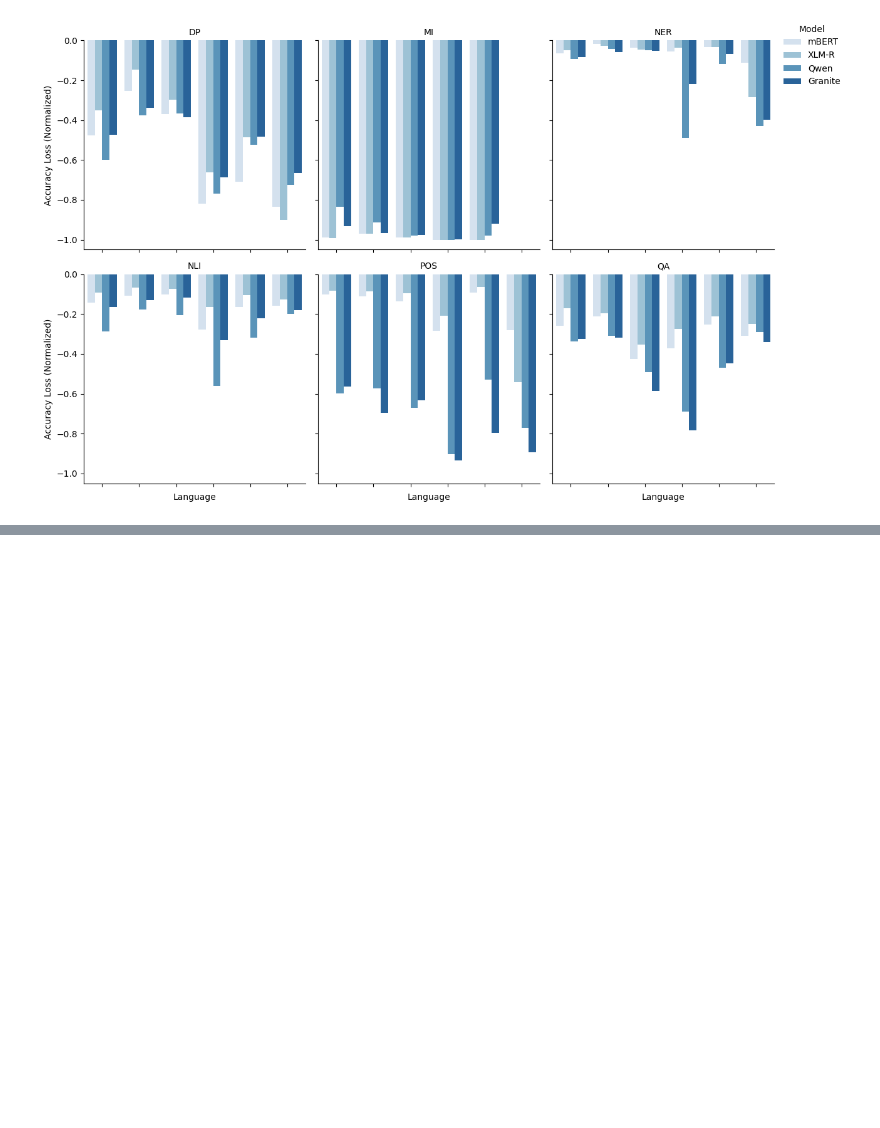
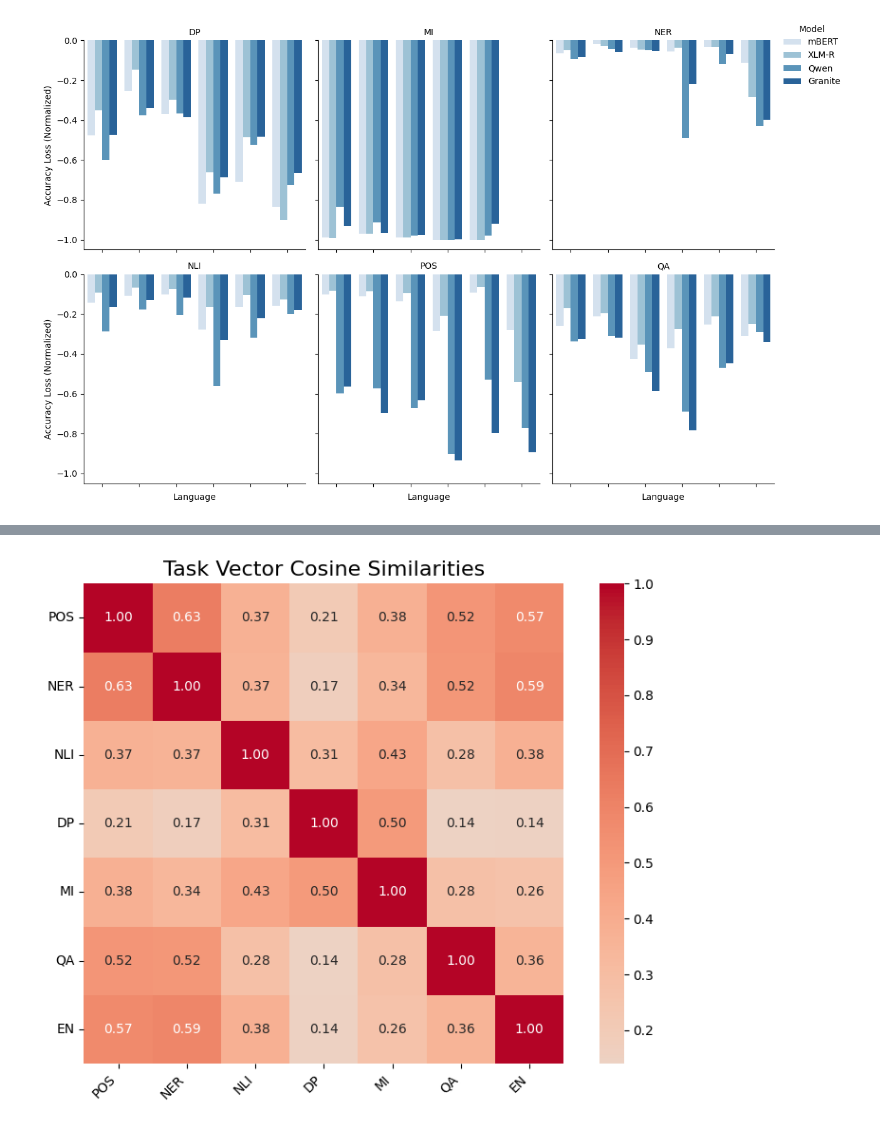
Before and after one commit to erafkin/xling_task_transfer, a Jupyter notebook: notebooks/figure_generation.ipynb, the cells around one changed output, grey strips where cells are left out. Cells and saved outputs as stored; diff of their text form; code cells hidden in the pictures; blank space fills up the shorter version.

```diff
--- a/notebooks/figure_generation.ipynb
+++ b/notebooks/figure_generation.ipynb
@@ -1565,7 +1339,7 @@ component_patterns = {
 # -----------------------------
 # Load task vectors
 # -----------------------------
-tasks = ["POS_en", "NER_en", "NLI_en", "DP_en",  "morph_en", "QA_en"]
+tasks = ["POS_en_PUD", "NER_en", "NLI_en", "DP_en",  "morph_en", "QA_en", "language_en_done"]
 task_vectors = {}
 
 for task in tasks:
@@ -1576,8 +1350,6 @@ for task in tasks:
 
     tv = TaskVector(pretrained_model=base_model, finetuned_model=finetuned_model)
     task_name = task.split("_")[0]
-    if task_name == "moph":
-        task_name = "MI"
     task_vectors[task_name] = tv.vector  # dict: param_name -> delta tensor
 
 # -----------------------------
@@ -1648,7 +1420,7 @@ for pair, values in layer_cosine.items():
         layer_records.append({
             "Layer": layer,
             "Cosine": val,
-            "Task Comparison": f"{pair[0]} vs {pair[1]}"
+            "Task Comparison": f"{pair[0] if pair[0] != 'morph' else 'MI'} vs {pair[1] if pair[1] != 'morph' else 'MI'}"
         })
 
 layer_df = pd.DataFrame(layer_records)
@@ -1678,0 +1443,93 @@ Loading task vector for QA_en...
+# %%
+from sklearn.metrics.pairwise import cosine_similarity
+import numpy as np
+import matplotlib.pyplot as plt
+import seaborn as sns
+import torch
+import numpy as np
+import pandas as pd
+import seaborn as sns
+import matplotlib.pyplot as plt
+from transformers import AutoModelForCausalLM
+from scripts.task_vectors import TaskVector
+qwen_model = "Qwen/Qwen3-0.6B"
+base_model = AutoModelForCausalLM.from_pretrained(qwen_model).to("cpu")
+
+# -----------------------------
+# Component patterns
+# -----------------------------
+component_patterns = {
+    "attn": "self_attn",  # Q/K/V + output projection
+    "mlp": "mlp",         # gate, up, down
+    "layernorm": "layernorm",
+}
+
+# -----------------------------
+# Load task vectors
+# -----------------------------
+tasks = ["POS_en_PUD", "NER_en", "NLI_en", "DP_en",  "morph_en", "QA_en", "language_en_done"]
+task_vectors = {}
+
+for task in tasks:
+    print(f"Loading task vector for {task}...")
+    finetuned_model = AutoModelForCausalLM.from_pretrained(
+        f"qwen/{task}", local_files_only=True
+    ).to("cpu")
+
+    tv = TaskVector(pretrained_model=base_model, finetuned_model=finetuned_model)
+    task_name = task.split("_")[0]
+    if task_name == "morph":
+        task_name="MI"
+    elif task_name == "language":
+        task_name = "EN"
+    task_vectors[task_name] = tv.tv_to_vector()
+
+print("got all vecctors")
+# -----------------------------
+# cosine similarity matrix
+# -----------------------------
+task_names = list(task_vectors.keys())
+n = len(task_names)
+
+sim_matrix = np.zeros((n, n))
+
+for i, t1 in enumerate(task_names):
+    print(t1)
+    vec1 = task_vectors[t1].double().cpu().numpy().reshape(1, -1)
+    for j in range(i, len(task_names)):
+
+        t2 = task_names[j]
+        vec2 = task_vectors[t2].double().cpu().numpy().reshape(1, -1)
+        sim = cosine_similarity(vec1, vec2)[0, 0]
+        print(sim)
+
+        sim_matrix[i, j] = sim
+        sim_matrix[j, i] = sim
+
+# -----------------------------
+# heatmap
+# -----------------------------
+desired_order = ["NER", "NLI", "QA", "POS", "DP", "MI", "EN"]
+
+idx = [task_names.index(t) for t in desired_order]
+sim_matrix = sim_matrix[np.ix_(idx, idx)]
+plt.figure(figsize=(8, 6))
+
+sns.heatmap(
+    sim_matrix,
+    xticklabels=task_names,
+    yticklabels=task_names,
+    annot=True,
+    fmt=".2f",
+    cmap="coolwarm",
+    center=0,
+    square=True
+)
+
+plt.title("Task Vector Cosine Similarities", fontsize=16)
+plt.xticks(rotation=45, ha="right")
+plt.yticks(rotation=0)
+
+plt.tight_layout()
+plt.show()
+# %% [output]
@@ -1678,0 +1555 @@ Loading task vector for QA_en...
+[figure, added]
```
Also changed, not shown: parts of 23 cells of this notebook, 9 other files.
